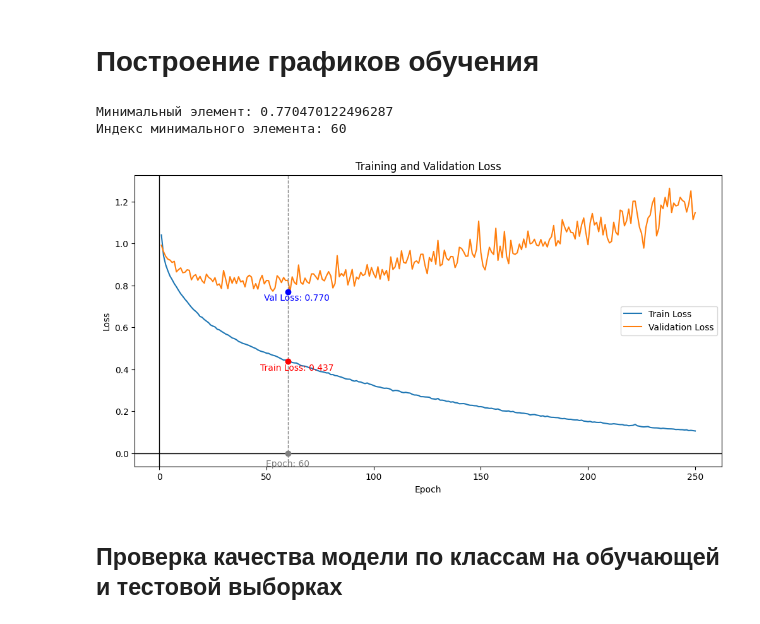
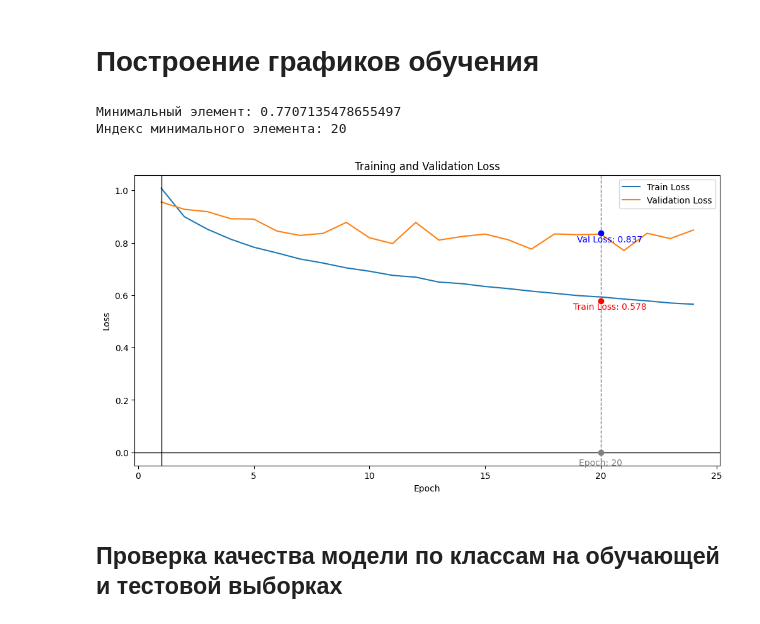
Before and after one commit to osv982/RNS_LR1, a Jupyter notebook: notebooks/Lab1.ipynb, the cells around one changed output. Drawn from its saved outputs; the diff is of its cells as text; code cells hidden in the pictures.

```diff
--- a/notebooks/Lab1.ipynb
+++ b/notebooks/Lab1.ipynb
@@ -516,7 +516,7 @@ optimizer = optim.SGD(model.parameters(), lr=0.005)
 train_losses = []
 val_losses = []
 # %%
-EPOCHS = 250
+EPOCHS = 24
 steps_per_epoch = len(dataloader['train'])
 steps_per_epoch_val = len(dataloader['test'])
 
@@ -592,46 +611,47 @@ min_index = val_losses.index(min_value)
 print(f"Минимальный элемент: {min_value}")
 print(f"Индекс минимального элемента: {min_index}")
 # %% [output]
-Минимальный элемент: 0.770470122496287
-Индекс минимального элемента: 60
+Минимальный элемент: 0.7707135478655497
+Индекс минимального элемента: 20
 # %%
 # Построение графиков ошибки
 plt.figure(figsize=(12, 6))
-plt.plot(range(1, EPOCHS + 1), train_losses, label='Train Loss')
-plt.plot(range(1, EPOCHS + 1), val_losses, label='Validation Loss')
+plt.plot(range(1, EPOCHS+1), train_losses, label='Train Loss')
+plt.plot(range(1, EPOCHS+1), val_losses, label='Validation Loss')
 plt.xlabel('Epoch')
 plt.ylabel('Loss')
 plt.title('Training and Validation Loss')
 plt.legend()
 # plt.show()
 
 # Добавление точки на график
 epoch_to_highlight = min_index
 train_loss_at_N = train_losses[epoch_to_highlight]
 val_loss_at_N = val_losses[epoch_to_highlight]
 
 plt.scatter(epoch_to_highlight, train_loss_at_N, color='red', zorder=5)  # Train Loss
 plt.scatter(epoch_to_highlight, val_loss_at_N, color='blue', zorder=5)   # Validation Loss
 
 # Добавление аннотаций
 plt.annotate(f'Train Loss: {train_loss_at_N:.3f}', (epoch_to_highlight, train_loss_at_N), textcoords="offset points", xytext=(10,-10), ha='center', color='red')
 plt.annotate(f'Val Loss: {val_loss_at_N:.3f}', (epoch_to_highlight, val_loss_at_N), textcoords="offset points", xytext=(10,-10), ha='center', color='blue')
 
 # Маркер на оси X
 plt.scatter(epoch_to_highlight, 0, color='gray', marker='o', zorder=5)  # Маркер на оси X
 
 # Аннотация для маркера на оси X
 plt.annotate(f'Epoch: {epoch_to_highlight}', (epoch_to_highlight, 0), textcoords="offset points", xytext=(0,-15), ha='center', color='gray')
 
 
 plt.axvline(x=epoch_to_highlight, color='gray', linestyle='--', linewidth=1)
 
 plt.axhline(y=0, color='black', linestyle='-', linewidth=1)
-plt.axvline(x=0, color='black', linestyle='-', linewidth=1)
+plt.axvline(x=1, color='black', linestyle='-', linewidth=1)
+
 
 plt.show()
 # %% [output]
-[figure, old version]
+[figure, new version]
 # %% [markdown]
 ## Проверка качества модели по классам на обучающей и тестовой выборках
 # %%
```
Also changed, not shown: parts of 3 cells of this notebook.
